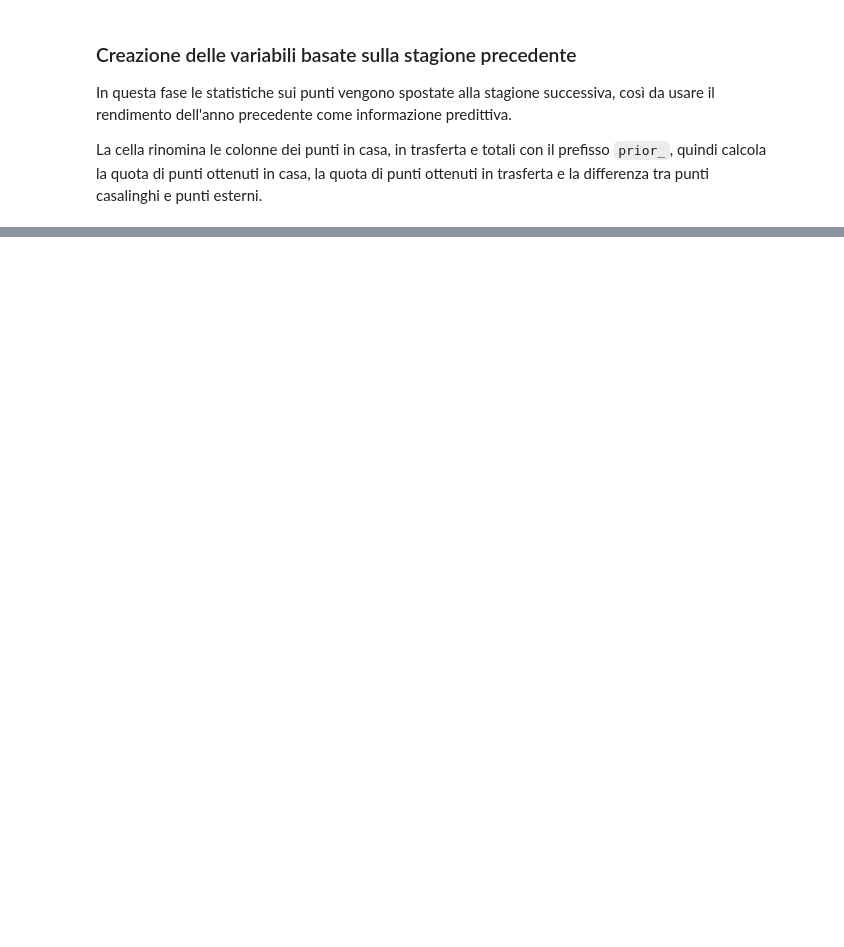
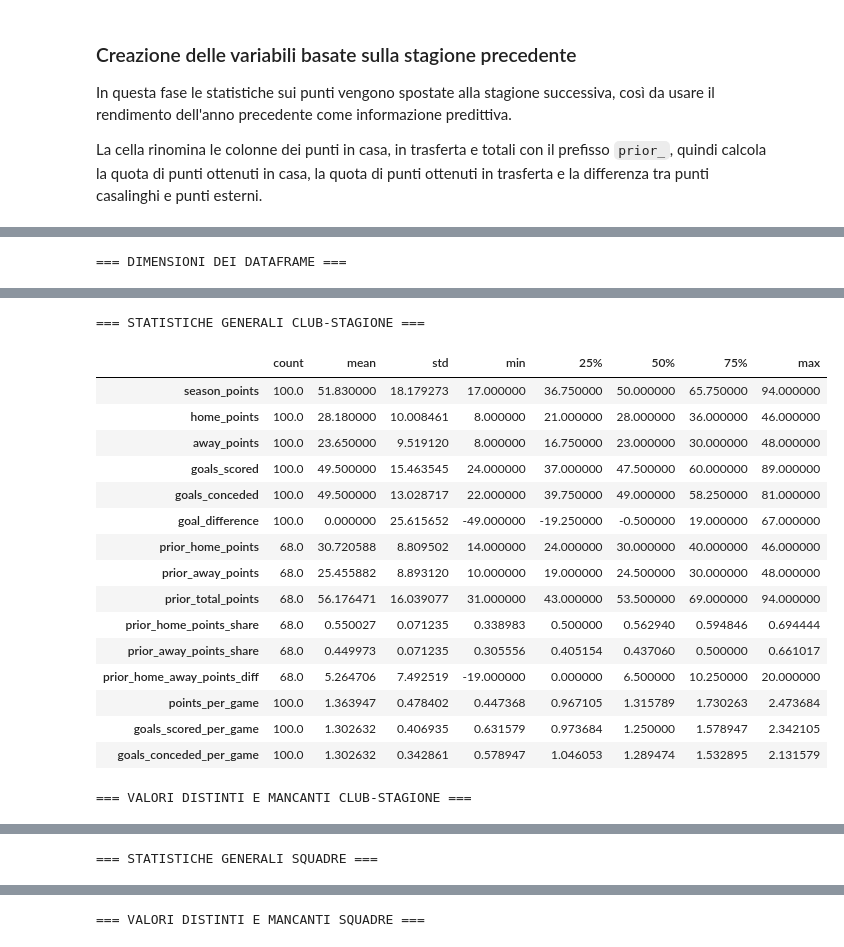
Before and after one commit to burraco04/serieA-Prediction-Model, a Jupyter notebook: notebook.ipynb, the cells around one changed output, grey strips where cells are left out. Saved outputs shown, nothing was run; the diff lists cells and outputs as text; code cells hidden in the pictures; blank space fills up the shorter version.

Commit message:
Added an EDA section on the obtained data

```diff
--- a/notebook.ipynb
+++ b/notebook.ipynb
@@ -637,0 +712,60 @@ prior_season_home_away
+# %%
+print('=== DIMENSIONI DEI DATAFRAME ===')
+display(pd.DataFrame({
+    'rows': [eda_club_season.shape[0], team_eda.shape[0], player_eda.shape[0]],
+    'columns': [eda_club_season.shape[1], team_eda.shape[1], player_eda.shape[1]]
+}, index=['eda_club_season', 'team_eda', 'player_eda']))
+
+print('=== STATISTICHE GENERALI CLUB-STAGIONE ===')
+club_summary = eda_club_season[[
+    'season_points', 'home_points', 'away_points', 'goals_scored', 'goals_conceded', 'goal_difference',
+    'prior_home_points', 'prior_away_points', 'prior_total_points', 'prior_home_points_share',
+    'prior_away_points_share', 'prior_home_away_points_diff', 'points_per_game',
+    'goals_scored_per_game', 'goals_conceded_per_game'
+]].describe().T
+display(club_summary)
+
+print('=== VALORI DISTINTI E MANCANTI CLUB-STAGIONE ===')
+club_distinct = pd.DataFrame({
+    'distinct_values': eda_club_season.nunique(),
+    'missing_values': eda_club_season.isna().sum()
+}).sort_values(['distinct_values', 'missing_values'], ascending=[False, False])
+display(club_distinct)
+
+print('=== STATISTICHE GENERALI SQUADRE ===')
+team_summary = team_eda[[
+    'team_market_value', 'top11_market_value', 'top5_market_value', 'squad_size', 'average_age',
+    'foreigners_number', 'foreigners_percentage', 'national_team_players', 'stadium_seats'
+]].describe().T
+display(team_summary)
+
+print('=== VALORI DISTINTI E MANCANTI SQUADRE ===')
+team_distinct = pd.DataFrame({
+    'distinct_values': team_eda.nunique(),
+    'missing_values': team_eda.isna().sum()
+}).sort_values(['distinct_values', 'missing_values'], ascending=[False, False])
+display(team_distinct)
+
+print('=== STATISTICHE GENERALI GIOCATORI ===')
+player_summary = player_eda[[
+    'market_value_in_eur', 'highest_market_value_in_eur'
+]].describe().T
+display(player_summary)
+
+position_counts = player_position_counts.to_frame('count')
+position_counts['share'] = position_counts['count'] / position_counts['count'].sum()
+display(position_counts)
+
+print('=== PUNTI CASA VS TRASFERTA ===')
+home_away_share = pd.DataFrame({
+    'total_home_points': [eda_club_season['home_points'].sum()],
+    'total_away_points': [eda_club_season['away_points'].sum()],
+    'share_home_points': [eda_club_season['home_points'].sum() / eda_club_season['season_points'].sum()],
+    'share_away_points': [eda_club_season['away_points'].sum() / eda_club_season['season_points'].sum()]
+})
+display(home_away_share)
+
+print('=== TOP 10 CLUB PER VALORE ROSA ===')
+display(top_market)
+# %% [output]
+=== DIMENSIONI DEI DATAFRAME ===
@@ -637,0 +776,18 @@ prior_season_home_away
+=== STATISTICHE GENERALI CLUB-STAGIONE ===
+|  | count | mean | std | min | 25% | 50% | 75% | max |
+| season_points | 100.0 | 51.830000 | 18.179273 | 17.000000 | 36.750000 | 50.000000 | 65.750000 | 94.000000 |
+| home_points | 100.0 | 28.180000 | 10.008461 | 8.000000 | 21.000000 | 28.000000 | 36.000000 | 46.000000 |
+| away_points | 100.0 | 23.650000 | 9.519120 | 8.000000 | 16.750000 | 23.000000 | 30.000000 | 48.000000 |
+| goals_scored | 100.0 | 49.500000 | 15.463545 | 24.000000 | 37.000000 | 47.500000 | 60.000000 | 89.000000 |
+| goals_conceded | 100.0 | 49.500000 | 13.028717 | 22.000000 | 39.750000 | 49.000000 | 58.250000 | 81.000000 |
+| goal_difference | 100.0 | 0.000000 | 25.615652 | -49.000000 | -19.250000 | -0.500000 | 19.000000 | 67.000000 |
+| prior_home_points | 68.0 | 30.720588 | 8.809502 | 14.000000 | 24.000000 | 30.000000 | 40.000000 | 46.000000 |
+| prior_away_points | 68.0 | 25.455882 | 8.893120 | 10.000000 | 19.000000 | 24.500000 | 30.000000 | 48.000000 |
+| prior_total_points | 68.0 | 56.176471 | 16.039077 | 31.000000 | 43.000000 | 53.500000 | 69.000000 | 94.000000 |
+| prior_home_points_share | 68.0 | 0.550027 | 0.071235 | 0.338983 | 0.500000 | 0.562940 | 0.594846 | 0.694444 |
+| prior_away_points_share | 68.0 | 0.449973 | 0.071235 | 0.305556 | 0.405154 | 0.437060 | 0.500000 | 0.661017 |
+| prior_home_away_points_diff | 68.0 | 5.264706 | 7.492519 | -19.000000 | 0.000000 | 6.500000 | 10.250000 | 20.000000 |
+| points_per_game | 100.0 | 1.363947 | 0.478402 | 0.447368 | 0.967105 | 1.315789 | 1.730263 | 2.473684 |
+| goals_scored_per_game | 100.0 | 1.302632 | 0.406935 | 0.631579 | 0.973684 | 1.250000 | 1.578947 | 2.342105 |
+| goals_conceded_per_game | 100.0 | 1.302632 | 0.342861 | 0.578947 | 1.046053 | 1.289474 | 1.532895 | 2.131579 |
+=== VALORI DISTINTI E MANCANTI CLUB-STAGIONE ===
@@ -637,0 +812 @@ prior_season_home_away
+=== STATISTICHE GENERALI SQUADRE ===
@@ -637,0 +823 @@ prior_season_home_away
+=== VALORI DISTINTI E MANCANTI SQUADRE ===
```
Also changed, not shown: parts of 20 cells of this notebook, 1 other file.
